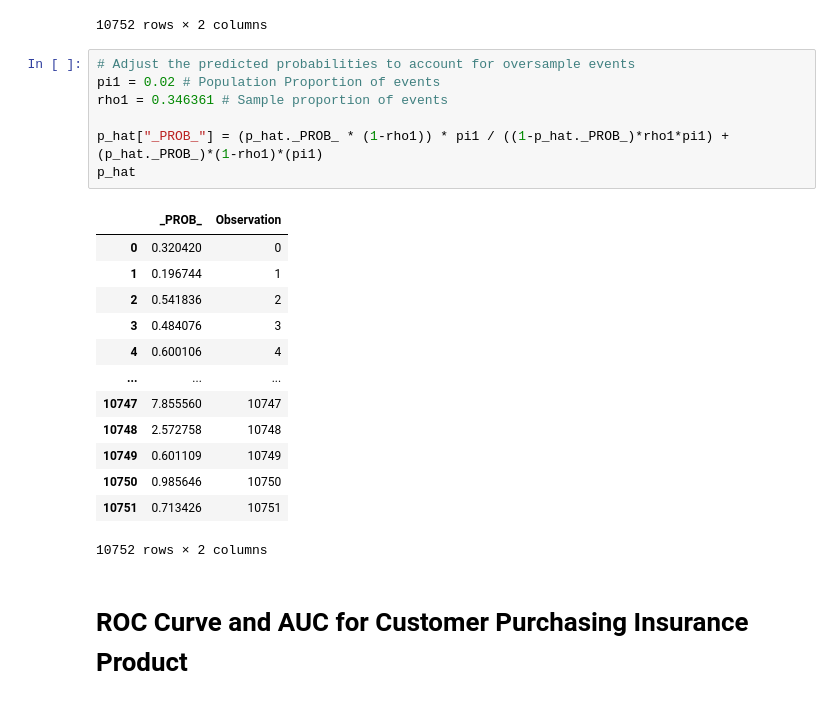
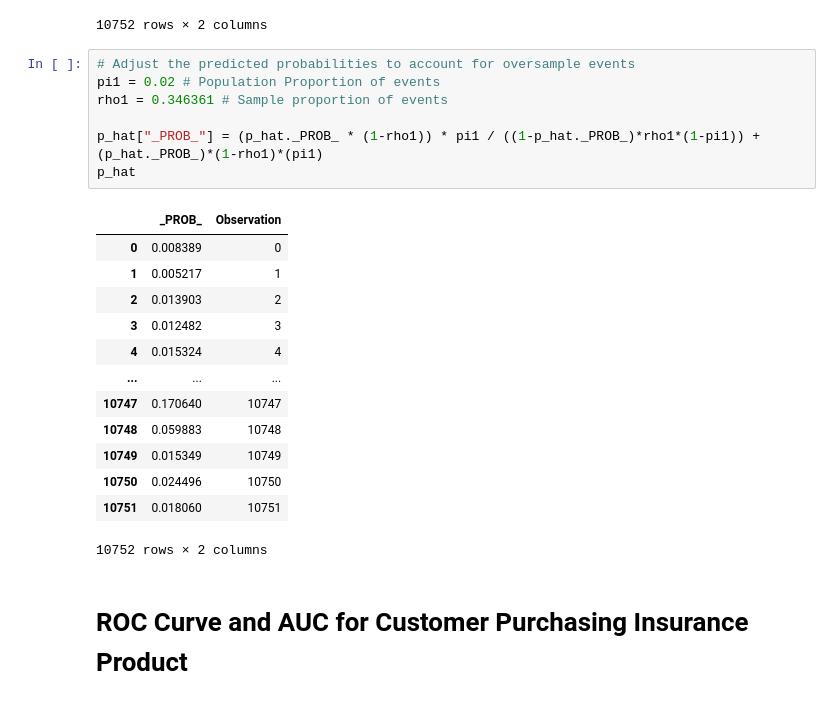
Before and after one commit to urvish-stat/Data-Science-using-SAS-and-Python, a Jupyter notebook: Codes/Python/Analytics/Measure Model Performance.ipynb, the cells around one changed output. Cells and saved outputs as stored; diff of their text form.

```diff
--- a/Codes/Python/Analytics/Measure Model Performance.ipynb
+++ b/Codes/Python/Analytics/Measure Model Performance.ipynb
@@ -103,23 +103,23 @@ p_hat
 # %%
 # Adjust the predicted probabilities to account for oversample events
 pi1 = 0.02 # Population Proportion of events
 rho1 = 0.346361 # Sample proportion of events
 
-p_hat["_PROB_"] = (p_hat._PROB_ * (1-rho1)) * pi1 / ((1-p_hat._PROB_)*rho1*pi1) + (p_hat._PROB_)*(1-rho1)*(pi1)
+p_hat["_PROB_"] = (p_hat._PROB_ * (1-rho1)) * pi1 / ((1-p_hat._PROB_)*rho1*(1-pi1)) + (p_hat._PROB_)*(1-rho1)*(pi1)
 p_hat
 # %% [output]
 |  | _PROB_ | Observation |
-| 0 | 0.320420 | 0 |
-| 1 | 0.196744 | 1 |
-| 2 | 0.541836 | 2 |
-| 3 | 0.484076 | 3 |
-| 4 | 0.600106 | 4 |
+| 0 | 0.008389 | 0 |
+| 1 | 0.005217 | 1 |
+| 2 | 0.013903 | 2 |
+| 3 | 0.012482 | 3 |
+| 4 | 0.015324 | 4 |
 | ... | ... | ... |
-| 10747 | 7.855560 | 10747 |
-| 10748 | 2.572758 | 10748 |
-| 10749 | 0.601109 | 10749 |
-| 10750 | 0.985646 | 10750 |
-| 10751 | 0.713426 | 10751 |
+| 10747 | 0.170640 | 10747 |
+| 10748 | 0.059883 | 10748 |
+| 10749 | 0.015349 | 10749 |
+| 10750 | 0.024496 | 10750 |
+| 10751 | 0.018060 | 10751 |
 10752 rows × 2 columns
 # %% [markdown]
 # ROC Curve and AUC for Customer Purchasing Insurance Product
```
Also changed, not shown: parts of 5 cells of this notebook.
